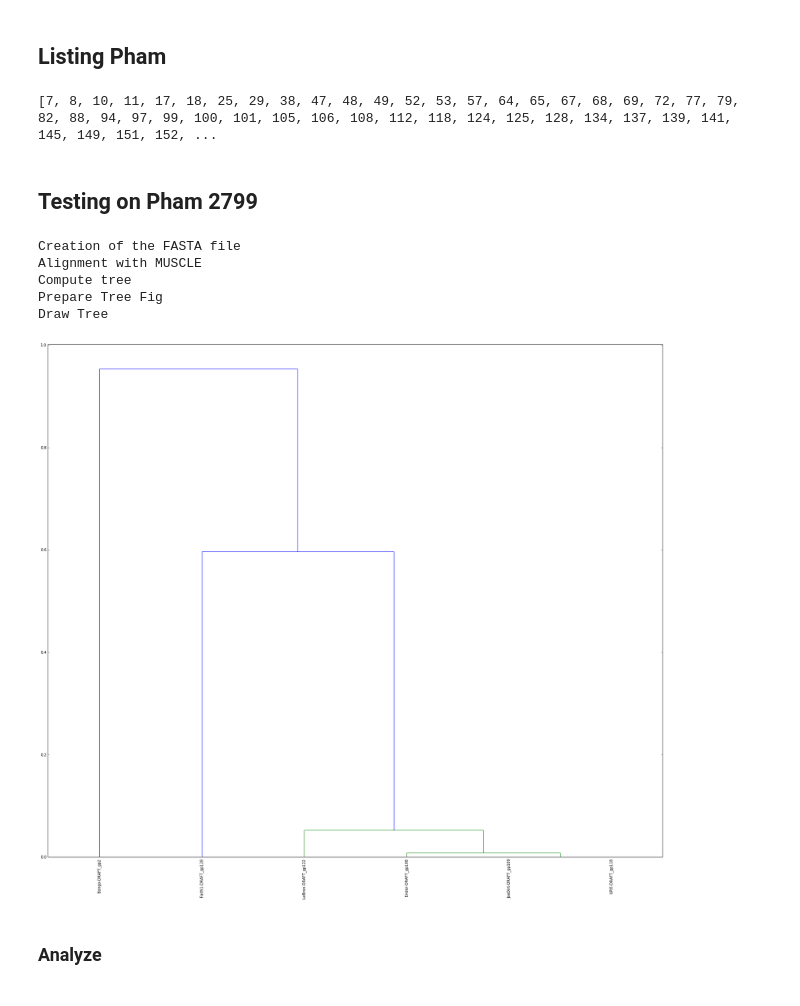
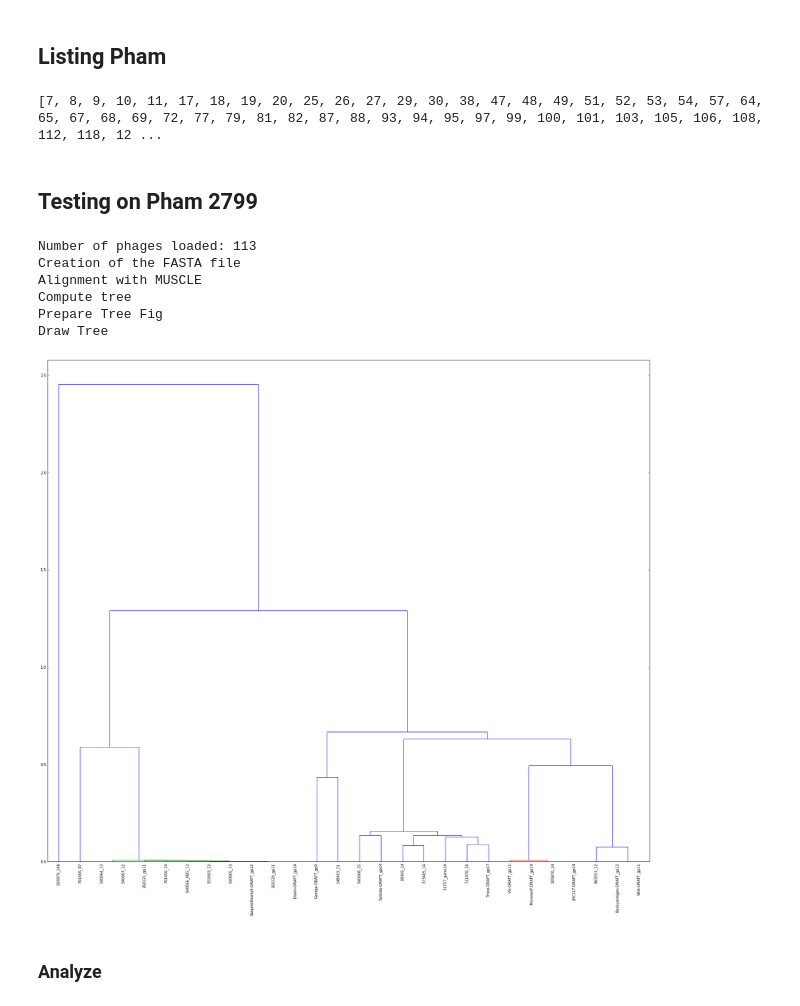
Before and after one commit to kamyh/pa-inphinity, a Jupyter notebook: jupyter_align_mysql/src/inphinity/show_phamily.ipynb, the cells around one changed output. Cells and saved outputs as stored; diff of their text form; code cells hidden in the pictures.

```diff
--- a/jupyter_align_mysql/src/inphinity/show_phamily.ipynb
+++ b/jupyter_align_mysql/src/inphinity/show_phamily.ipynb
@@ -22,7 +22,7 @@ Entrez.email = "vincent.deruaz@master.hes-so.ch"
 # Inphinity
 ## Class
 # %%
-class sea_inphinity():
+class Inphinity():
     def __init__(self, db_name):
         self.db_name = db_name
         self.connection()
@@ -146,7 +146,6 @@ class sea_inphinity():
         for id in pham:
             pham_list.append(id['GeneID'])
             self.print_(id)
-        #print(pham_list)
         genes = self.get_list_genes(pham_list, False)
 
         return genes
@@ -280,30 +279,31 @@ class sea_inphinity():
         return host
 
 
-#sea_inphinity = sea_inphinity('sea')
-sea_inphinity_var = sea_inphinity('sea_own')
+inphinity = Inphinity('sea_own')
 # %% [output]
 Number of phages loaded: 167
 # %% [markdown]
 ## Listing Pham
 # %%
-list_name = sea_inphinity_var.get_list_name_pham(-1)
+list_name = inphinity.get_list_name_pham(-1)
 print(list_name)
 # %% [output]
-[7, 8, 10, 11, 17, 18, 25, 29, 38, 47, 48, 49, 52, 53, 57, 64, 65, 67, 68, 69, 72, 77, 79, 82, 88, 94, 97, 99, 100, 101, 105, 106, 108, 112, 118, 124, 125, 128, 134, 137, 139, 141, 145, 149, 151, 152, ...
+[7, 8, 9, 10, 11, 17, 18, 19, 20, 25, 26, 27, 29, 30, 38, 47, 48, 49, 51, 52, 53, 54, 57, 64, 65, 67, 68, 69, 72, 77, 79, 81, 82, 87, 88, 93, 94, 95, 97, 99, 100, 101, 103, 105, 106, 108, 112, 118, 12 ...
 # %% [markdown]
 ## Testing on Pham 2799
 # %%
-sea_inphinity_var.verbose = False
-sea_inphinity_var.build_tree('2799')
-sea_inphinity_var.draw_tree()
+inphinity = Inphinity('sea')
+inphinity.verbose = False
+inphinity.build_tree('2799')
+inphinity.draw_tree()
 # %% [output]
+Number of phages loaded: 113
 Creation of the FASTA file
 Alignment with MUSCLE
 Compute tree
 Prepare Tree Fig
 Draw Tree
-[figure, old version]
+[figure, new version]
 # %% [markdown]
 ### Analyze
 # %%
```
Also changed, not shown: parts of 10 cells of this notebook, 22 other files.
